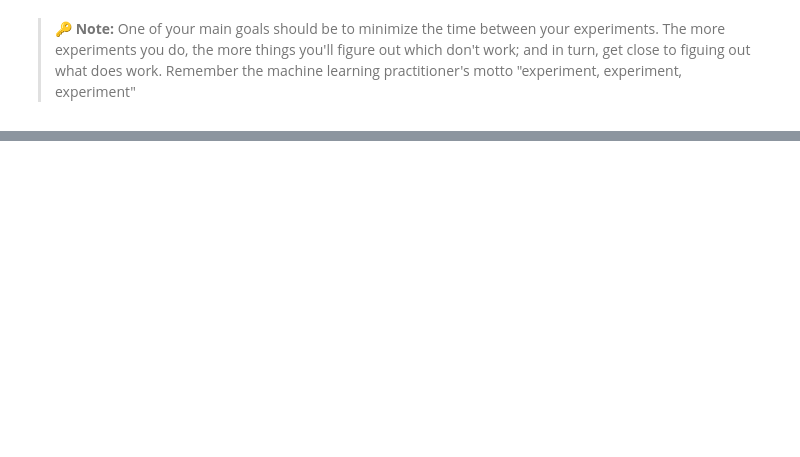
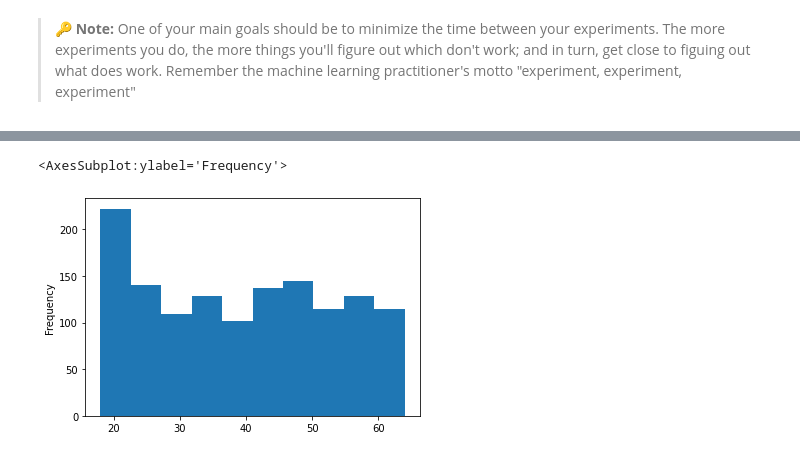
Before and after one commit to ryandraper/neural-network-learning, a Jupyter notebook: 01_neural_network_regression_with_tensorflow.ipynb, the cells around one changed output, grey strips where cells are left out. Cells and saved outputs as stored; diff of their text form; code cells hidden in the pictures; blank space fills up the shorter version.

```diff
--- a/01_neural_network_regression_with_tensorflow.ipynb
+++ b/01_neural_network_regression_with_tensorflow.ipynb
@@ -699,0 +893,4 @@ _________________________________________________________________
+# %%
+# Read in the insurance dataset
+insurance = pd.read_csv("https://raw.githubusercontent.com/stedy/Machine-Learning-with-R-datasets/master/insurance.csv")
+insurance
@@ -699,0 +921,6 @@ _________________________________________________________________
+# %%
+# Create X & y values (features and labels)
+X = insurance_one_hot.drop("charges", axis=1)
+y = insurance_one_hot["charges"]
+ #View X
+X.head()
@@ -699,0 +1123,5 @@ _________________________________________________________________
+# %%
+X["age"].plot(kind="hist")
+# %% [output]
+<AxesSubplot:ylabel='Frequency'>
+[figure, added]
```
Also changed, not shown: parts of 75 cells of this notebook.
